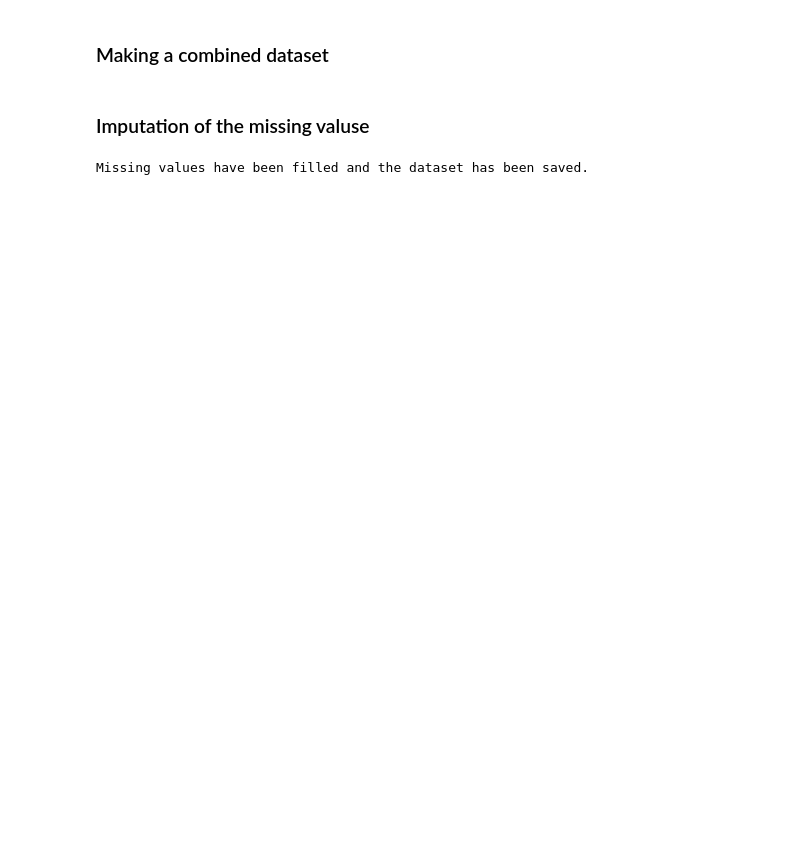
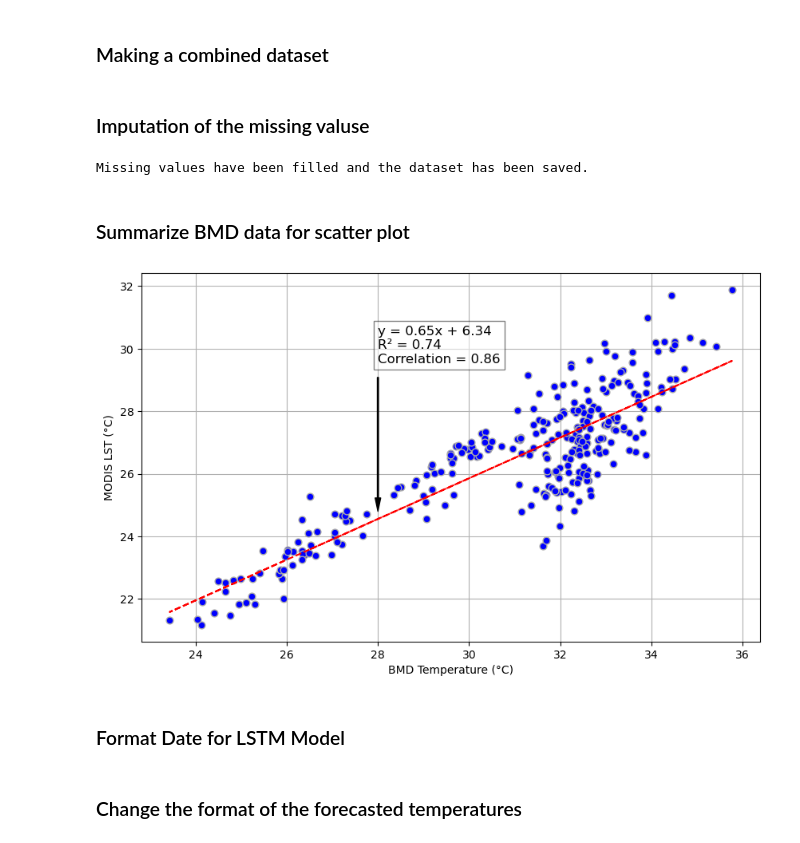
Before and after one commit to tmollick95/Temperature_patterns_Bangladesh, a Jupyter notebook: Python_Code/Data_preprocessing_and_visualization.ipynb, the cells around one changed output. Cells and saved outputs as stored; diff of their text form; code cells hidden in the pictures; blank space fills up the shorter version.

```diff
--- a/Python_Code/Data_preprocessing_and_visualization.ipynb
+++ b/Python_Code/Data_preprocessing_and_visualization.ipynb
@@ -230,3 +230,57 @@ df.to_csv(r"C:\Users\tmollick\Documents\Temperature_patterns_Bangladesh\Python_o
 print("Missing values have been filled and the dataset has been saved.")
 # %% [output]
 Missing values have been filled and the dataset has been saved.
+# %% [markdown]
+### Summarize BMD data for scatter plot
+# %%
+import pandas as pd
+import matplotlib.pyplot as plt
+from scipy.stats import linregress
+%matplotlib inline
+
+# Load the CSV file
+file_path = r"C:\Users\tmollick\Documents\Temperature_patterns_Bangladesh\Python_output\Summarize_temp_BMD.csv"
+data = pd.read_csv(file_path)
+
+# Extract the BMD and LST temperature data
+BMD = data['BMD']
+LST = data['LST']
+
+# Calculate the regression line
+slope, intercept, r_value, p_value, std_err = linregress(BMD, LST)
+line = slope * BMD + intercept
+
+# Create the scatter plot
+plt.figure(figsize=(10, 6))
+
+# Turn on the grid behind the plot
+plt.grid(True, zorder=0)
+
+# Scatter plot points with dark gray outer boundary
+plt.scatter(BMD, LST, c='blue', edgecolor='darkgray', marker='o', s=40, zorder=2)
+
+# Plot the regression line
+plt.plot(BMD, line, 'r--', zorder=3)
+
+# Set labels and title
+plt.xlabel('BMD Temperature (°C)')
+plt.ylabel('MODIS LST (°C)')
+#plt.title('Scatter Plot of BMD and LST Temperatures with Regression Line')
+
+# Position for the text box and arrow
+text_x = 28
+text_y = slope * text_x + intercept + 5  # Higher above the regression line at x = 28
+
+# Display regression equation, R squared, and correlation value using a vertical arrow
+equation_text = f'y = {slope:.2f}x + {intercept:.2f}\nR² = {r_value**2:.2f}\nCorrelation = {r_value:.2f}'
+plt.annotate(equation_text, xy=(text_x, slope * text_x + intercept), xytext=(text_x, text_y),
+             arrowprops=dict(facecolor='black', shrink=0.05, width=1, headwidth=5),
+             fontsize=12, bbox=dict(facecolor='white', alpha=0.5), zorder=4)
+
+# Save and show the plot with 300 DPI resolution
+plt.savefig(r"C:\Users\tmollick\Documents\Temperature_patterns_Bangladesh\Figures\BMD vs LST scatter.png", dpi=300)
+plt.show()
+# %% [output]
+[figure, added]
+# %% [markdown]
+### Format Date for LSTM Model
@@ -232,0 +309,2 @@ Missing values have been filled and the dataset has been saved.
+# %% [markdown]
+### Change the format of the forecasted temperatures
```
Also changed, not shown: parts of 20 cells of this notebook, 3 other files.
